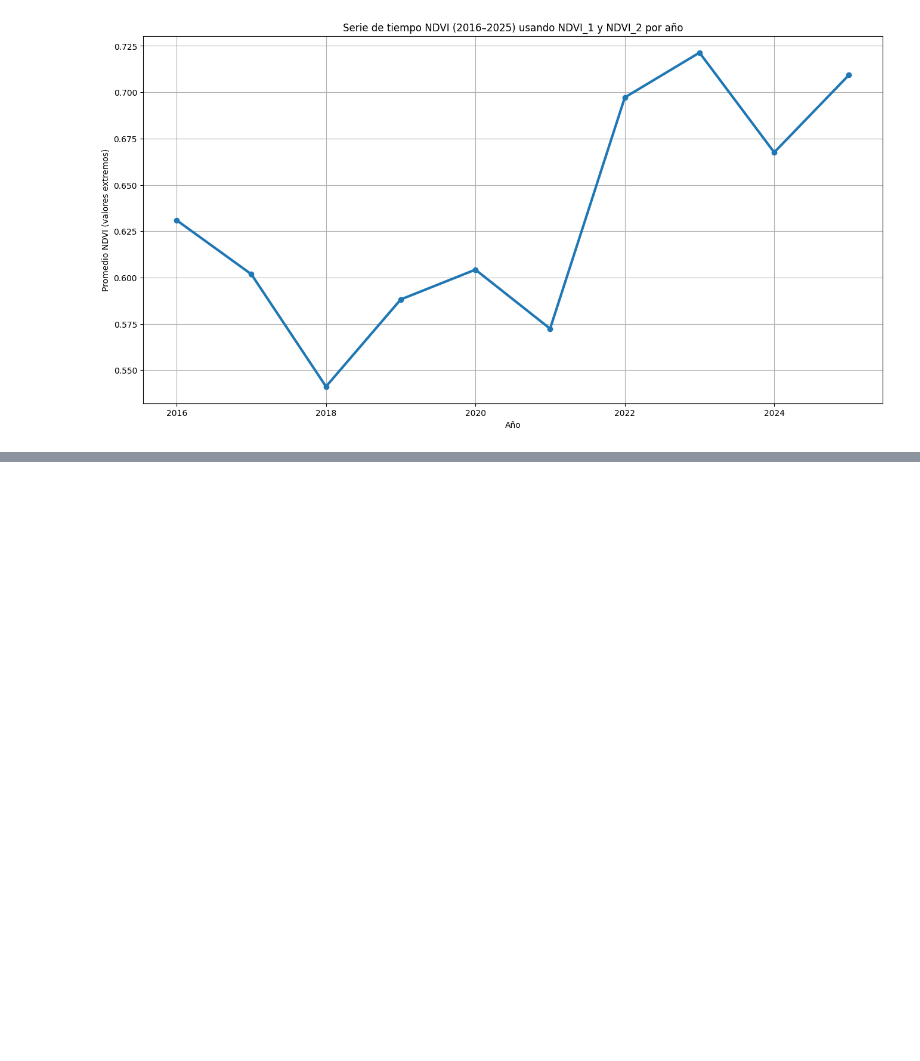
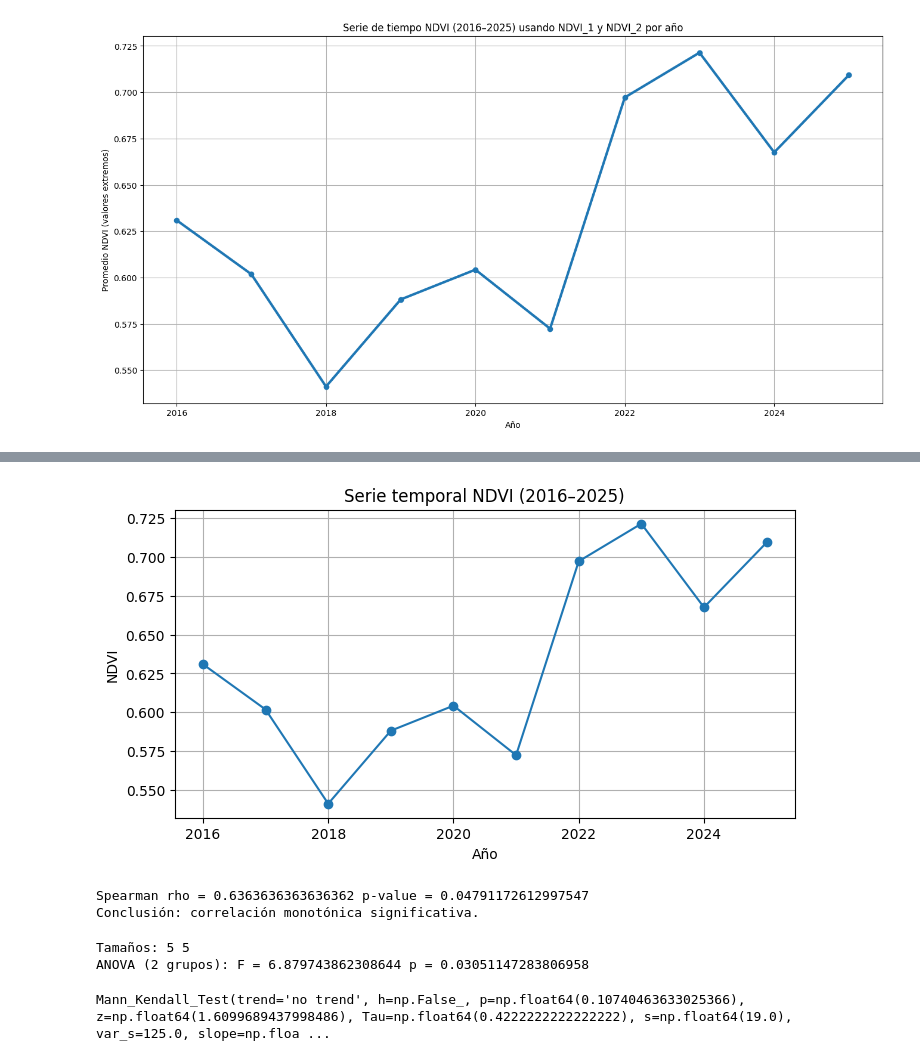
Before and after one commit to elyeret/consultoria, a Jupyter notebook: notebook.ipynb, the cells around one changed output, grey strips where cells are left out. Saved outputs shown, nothing was run; the diff lists cells and outputs as text; code cells hidden in the pictures; blank space fills up the shorter version.

```diff
--- a/notebook.ipynb
+++ b/notebook.ipynb
@@ -3118,0 +3426,34 @@ else:
+# %%
+import pandas as pd
+import numpy as np
+from scipy import stats
+
+df = pd.DataFrame({
+    "Año": [2016, 2017, 2018, 2019, 2020, 2021, 2022, 2023, 2024, 2025],
+    "NDVI": [
+        0.630948, 0.601818, 0.541193, 0.588192,
+        0.604280, 0.572423, 0.697212, 0.721385,
+        0.667560, 0.709301
+    ]
+})
+
+x = df["Año"].values
+y = df["NDVI"].values
+
+res = stats.linregress(x, y)
+slope = res.slope
+intercept = res.intercept
+r_value = res.rvalue
+p_value = res.pvalue
+r_squared = r_value**2
+
+print("Regresión lineal NDVI ~ Año")
+print(f"Pendiente (slope) = {slope:.6f}")
+print(f"Intercepto = {intercept:.6f}")
+print(f"R² ≈ {r_squared:.4f}")
+print(f"p-valor (pendiente) = {p_value:.4f}")
+
+if p_value < 0.05:
+    print("Conclusión: hay evidencia de una tendencia lineal significativa.")
+else:
+    print("Conclusión: no hay evidencia de una tendencia lineal significativa.")
@@ -3118,0 +3488,40 @@ else:
+# %%
+import matplotlib.pyplot as plt
+plt.figure(figsize=(8,4))
+plt.plot(df['Año'], df['NDVI'], marker='o', linestyle='-')
+plt.xlabel('Año')
+plt.ylabel('NDVI')
+plt.title('Serie temporal NDVI (2016–2025)')
+plt.grid(True)
+plt.show()
+# %% [output]
+[figure, added]
+# %%
+from scipy import stats
+rho, p_spearman = stats.spearmanr(df["Año"], df["NDVI"])
+print("Spearman rho =", rho, "p-value =", p_spearman)
+if p_spearman < 0.05:
+    print("Conclusión: correlación monotónica significativa.")
+else:
+    print("Conclusión: no hay correlación monotónica significativa.")
+# %% [output]
+Spearman rho = 0.6363636363636362 p-value = 0.04791172612997547
+Conclusión: correlación monotónica significativa.
+# %%
+# Ejemplo: dividir en dos periodos 2016-2020 y 2021-2025
+grupo1 = df[df["Año"].between(2016, 2020)]["NDVI"].values
+grupo2 = df[df["Año"].between(2021, 2025)]["NDVI"].values
+
+print("Tamaños:", len(grupo1), len(grupo2))
+from scipy import stats
+f_stat, p_value = stats.f_oneway(grupo1, grupo2)
+print("ANOVA (2 grupos): F =", f_stat, "p =", p_value)
+# %% [output]
+Tamaños: 5 5
+ANOVA (2 grupos): F = 6.879743862308644 p = 0.03051147283806958
+# %%
+import pymannkendall as mk
+res = mk.original_test(df["NDVI"])
+print(res)  # contiene tendencia, p-valor, etc.
+# %% [output]
+Mann_Kendall_Test(trend='no trend', h=np.False_, p=np.float64(0.10740463633025366), z=np.float64(1.6099689437998486), Tau=np.float64(0.4222222222222222), s=np.float64(19.0), var_s=125.0, slope=np.floa ...
```
Also changed, not shown: parts of 12 cells of this notebook, 1 other file.
